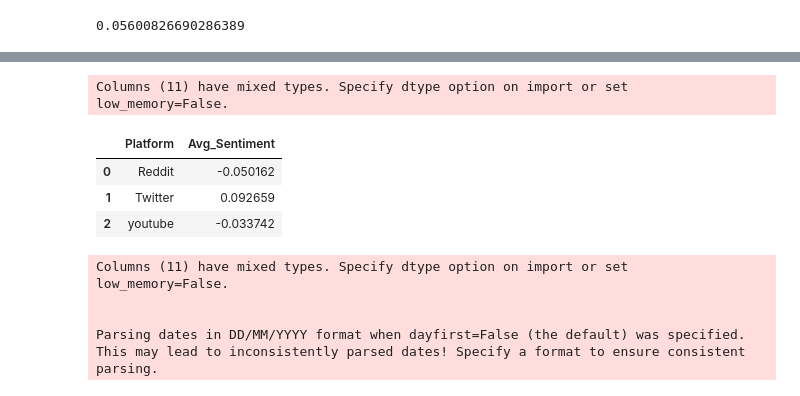
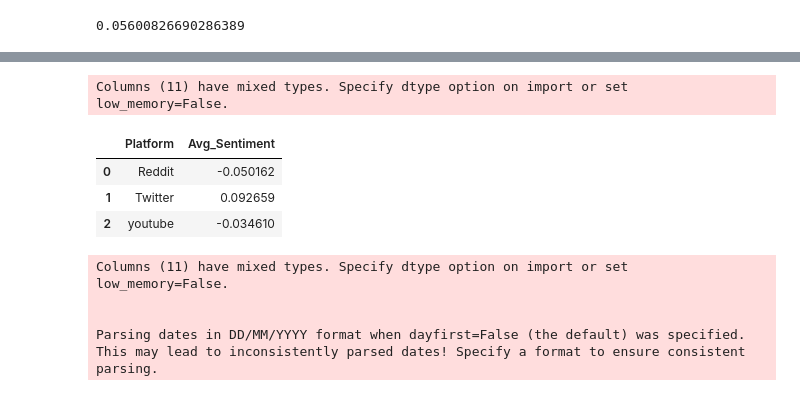
Before and after one commit to lucyfarnik/ai-sentiment-analysis, a Jupyter notebook: src/visualization/cross_platform.ipynb, the cells around one changed output, grey strips where cells are left out. Saved outputs shown, nothing was run; the diff lists cells and outputs as text; code cells hidden in the pictures.

```diff
--- a/src/visualization/cross_platform.ipynb
+++ b/src/visualization/cross_platform.ipynb
@@ -107,19 +116,19 @@ df[df['Year'] < '2019']['ID'].sum() / df['ID'].sum()
 # %%
 # average sentiment on each platform
 df = pd.read_csv('../../data/merged_data_sentiment.csv')
-# only data from September 2022 onwards
-df = df[df['Date'] >= '2022-09-01']
+# only data from 27 September 2022 onwards
+df = df[df['Date'] >= '2022-09-27']
 
 avg_sent(df)
 df['Platform'] = df['Platform'].fillna('Twitter')
 df = df.groupby(['Platform']).agg({'Avg_Sentiment': 'mean'}).reset_index()
 df
 # %% [output]
 Columns (11) have mixed types. Specify dtype option on import or set low_memory=False.
 |  | Platform | Avg_Sentiment |
 | 0 | Reddit | -0.050162 |
 | 1 | Twitter | 0.092659 |
-| 2 | youtube | -0.033742 |
+| 2 | youtube | -0.034610 |
 # %%
 # line chart of YouTube and Reddit sentiment over 2022 and onwards
 df = pd.read_csv('../../data/merged_data_sentiment.csv')
```
Also changed, not shown: parts of 2 cells of this notebook, 3 other files.
